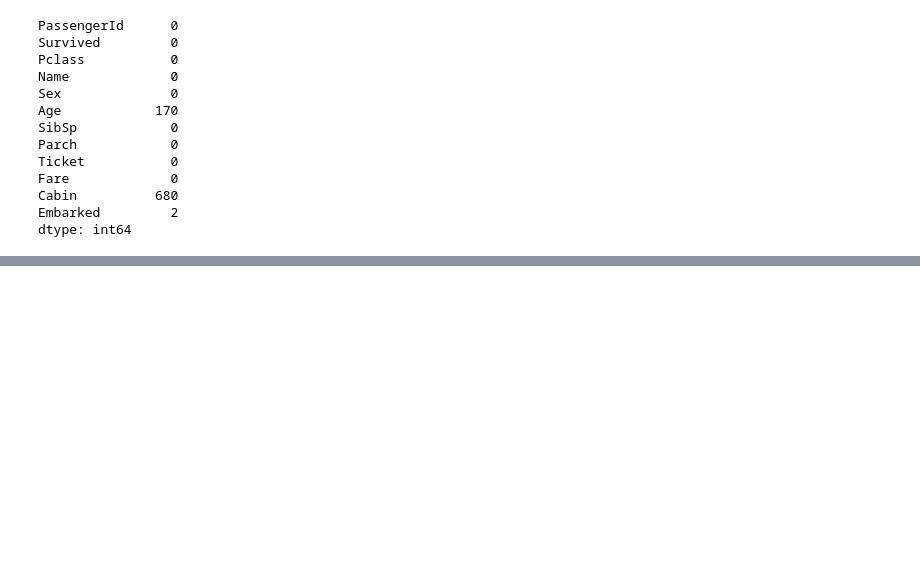
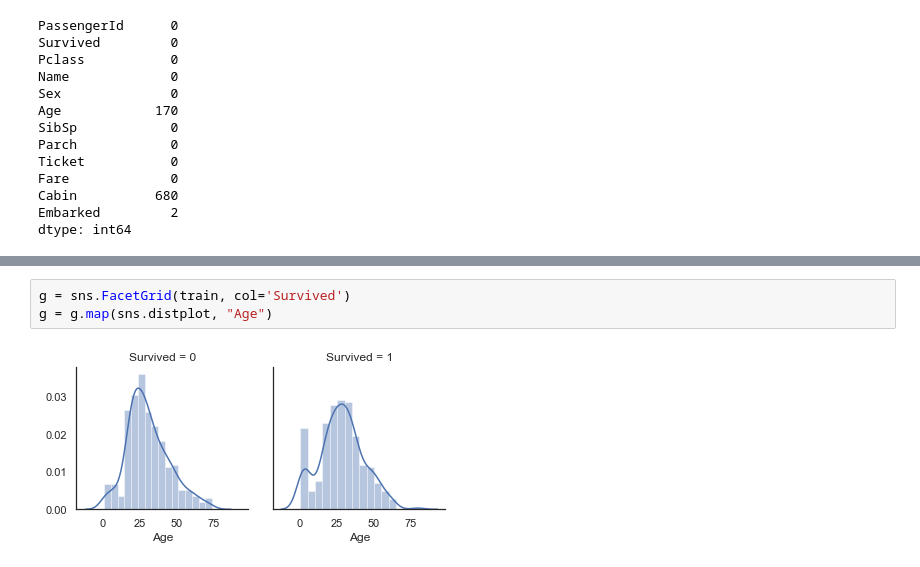
Before and after one commit to prof-alexandre-maciel/fmdev, a Jupyter notebook: analysis/analysis.ipynb, the cells around one changed output, grey strips where cells are left out. Cells and saved outputs as stored; diff of their text form; blank space fills up the shorter version.

```diff
--- a/analysis/analysis.ipynb
+++ b/analysis/analysis.ipynb
@@ -140,0 +156,5 @@ g = sns.heatmap(train[["Survived","SibSp","Parch","Age","Fare"]].corr(),annot=Tr
+# %%
+g = sns.FacetGrid(train, col='Survived')
+g = g.map(sns.distplot, "Age")
+# %% [output]
+[figure, added]
```
Also changed, not shown: parts of 64 cells of this notebook, 1 other file.
